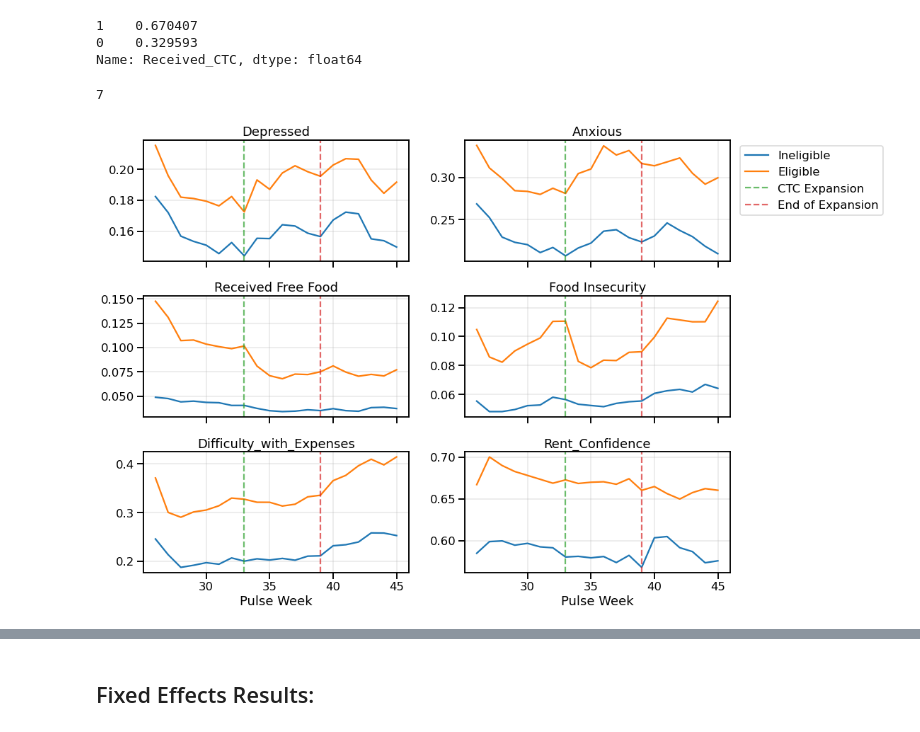
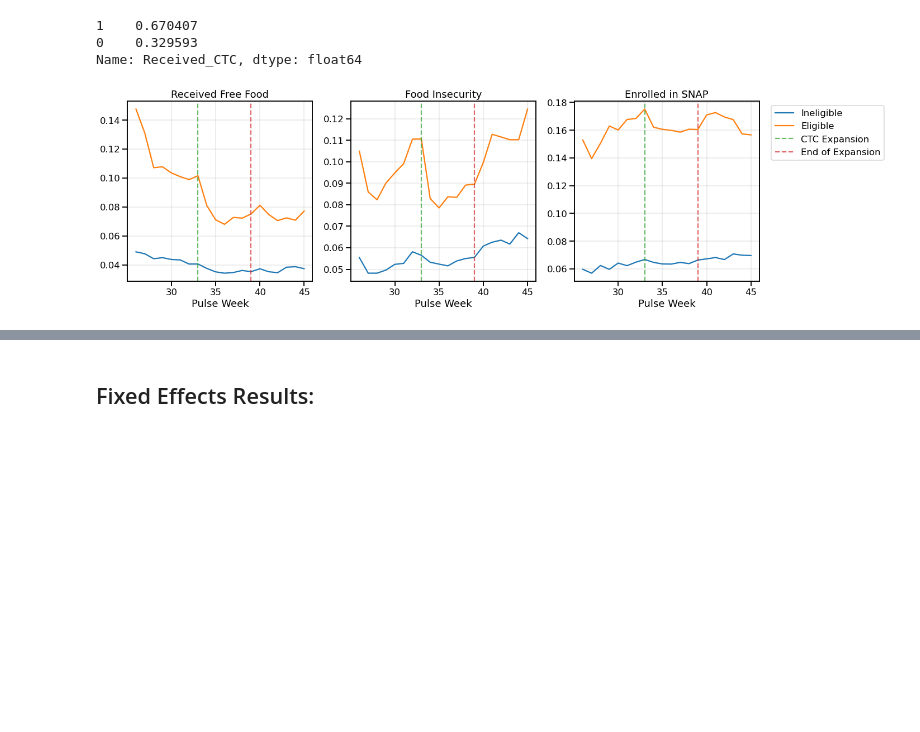
Before and after one commit to peter-amerkhanian/CTC-Evaluation, a Jupyter notebook: pp290_ctc.ipynb, the cells around one changed output, grey strips where cells are left out. Cells and saved outputs as stored; diff of their text form; code cells hidden in the pictures; blank space fills up the shorter version.

```diff
--- a/pp290_ctc.ipynb
+++ b/pp290_ctc.ipynb
@@ -55,33 +55,50 @@ df_m[(df_m["Eligible"] == 1) & (df_m['Post'] == 1)]["Received_CTC"].value_counts
 1    0.670407
 0    0.329593
 Name: Received_CTC, dtype: float64
-# %%
-np.where(pivoted_data.index == 33)[0][0]
-# %% [output]
-7
+# %%
+sns.set_context("talk")
+fig, ax = plt.subplots(1, 3, figsize=(20, 6), sharex=True)
+dependent_vars = ['Received_Free_Food', 'Food_Insecurity', 'Enrolled_in_SNAP']
+titles = ['Received Free Food', 'Food Insecurity', 'Enrolled in SNAP']
+counter = 0
+
+for j in range(3):
+    pivoted_data = df_m.pivot_table(columns="Eligible", index="Week", values=dependent_vars[counter])
+    pivoted_data.plot(ax=ax[j], legend=False)
+    start = np.where(pivoted_data.index == 33)[0][0]
+    stop = np.where(pivoted_data.index == 39)[0][0]
+    ax[j].axvline(33, c='tab:green', linestyle="--", alpha=.7)
+    ax[j].axvline(39, c='tab:red', linestyle="--", alpha=.7)
+    ax[j].set_title(titles[counter])
+    ax[j].set_xlabel("Pulse Week")
+    ax[j].grid(alpha=.3)
+    counter += 1
+ax[2].legend(["Ineligible", "Eligible", "CTC Expansion", "End of Expansion"], loc="upper right", bbox_to_anchor=(1.7, 1))
+fig.tight_layout();
+fig.savefig(f"figures/trendlines_{number_of_kids}_kids_truncated.png", dpi=300, facecolor=fig.get_facecolor())
+# %% [output]
+[figure, added]
 # %%
-sns.set_context("talk")
-fig, ax = plt.subplots(3, 2, figsize=(16, 10), sharex=True)
-dependent_vars = ['Depressed', 'Anxious', 'Received_Free_Food', 'Food_Insecurity', 'Difficulty_with_Expenses', 'Rent_Confidence']
-titles = ['Depressed', 'Anxious', 'Received Free Food', 'Food Insecurity', 'Difficulty_with_Expenses', 'Rent_Confidence']
-counter = 0
-for i in range(3):
-    for j in range(2):
-        pivoted_data = df_m.pivot_table(columns="Eligible", index="Week", values=dependent_vars[counter])
-        pivoted_data.plot(ax=ax[i, j], legend=False)
-        start = np.where(pivoted_data.index == 33)[0][0]
-        stop = np.where(pivoted_data.index == 39)[0][0]
-        ax[i, j].axvline(33, c='tab:green', linestyle="--", alpha=.7)
-        ax[i, j].axvline(39, c='tab:red', linestyle="--", alpha=.7)
-        ax[i, j].set_title(titles[counter])
-        ax[i, j].set_xlabel("Pulse Week")
-        ax[i, j].grid(alpha=.3)
-        counter += 1
-ax[0, 1].legend(["Ineligible", "Eligible", "CTC Expansion", "End of Expansion"], loc="upper right", bbox_to_anchor=(1.6, 1))
-fig.tight_layout();
-fig.savefig(f"figures/trendlines_{number_of_kids}_kids.png", dpi=300, facecolor=fig.get_facecolor())
+# sns.set_context("talk")
+# fig, ax = plt.subplots(3, 2, figsize=(16, 10), sharex=True)
+# dependent_vars = ['Depressed', 'Anxious', 'Received_Free_Food', 'Food_Insecurity', 'Difficulty_with_Expenses', 'Rent_Confidence']
+# titles = ['Depressed', 'Anxious', 'Received Free Food', 'Food Insecurity', 'Difficulty_with_Expenses', 'Rent_Confidence']
+# counter = 0
+# for i in range(3):
+#     for j in range(2):
+#         pivoted_data = df_m.pivot_table(columns="Eligible", index="Week", values=dependent_vars[counter])
+#         pivoted_data.plot(ax=ax[i, j], legend=False)
+#         start = np.where(pivoted_data.index == 33)[0][0]
+#         stop = np.where(pivoted_data.index == 39)[0][0]
+#         ax[i, j].axvline(33, c='tab:green', linestyle="--", alpha=.7)
+#         ax[i, j].axvline(39, c='tab:red', linestyle="--", alpha=.7)
+#         ax[i, j].set_title(titles[counter])
+#         ax[i, j].set_xlabel("Pulse Week")
+#         ax[i, j].grid(alpha=.3)
+#         counter += 1
+# ax[0, 1].legend(["Ineligible", "Eligible", "CTC Expansion", "End of Expansion"], loc="upper right", bbox_to_anchor=(1.6, 1))
+# fig.tight_layout();
+# fig.savefig(f"figures/trendlines_{number_of_kids}_kids.png", dpi=300, facecolor=fig.get_facecolor())
-# %% [output]
-[figure, removed]
 # %%
 control_list = ['']
 controls = " + ".join(control_list)
```
Also changed, not shown: parts of 3 cells of this notebook, 14 other files.
